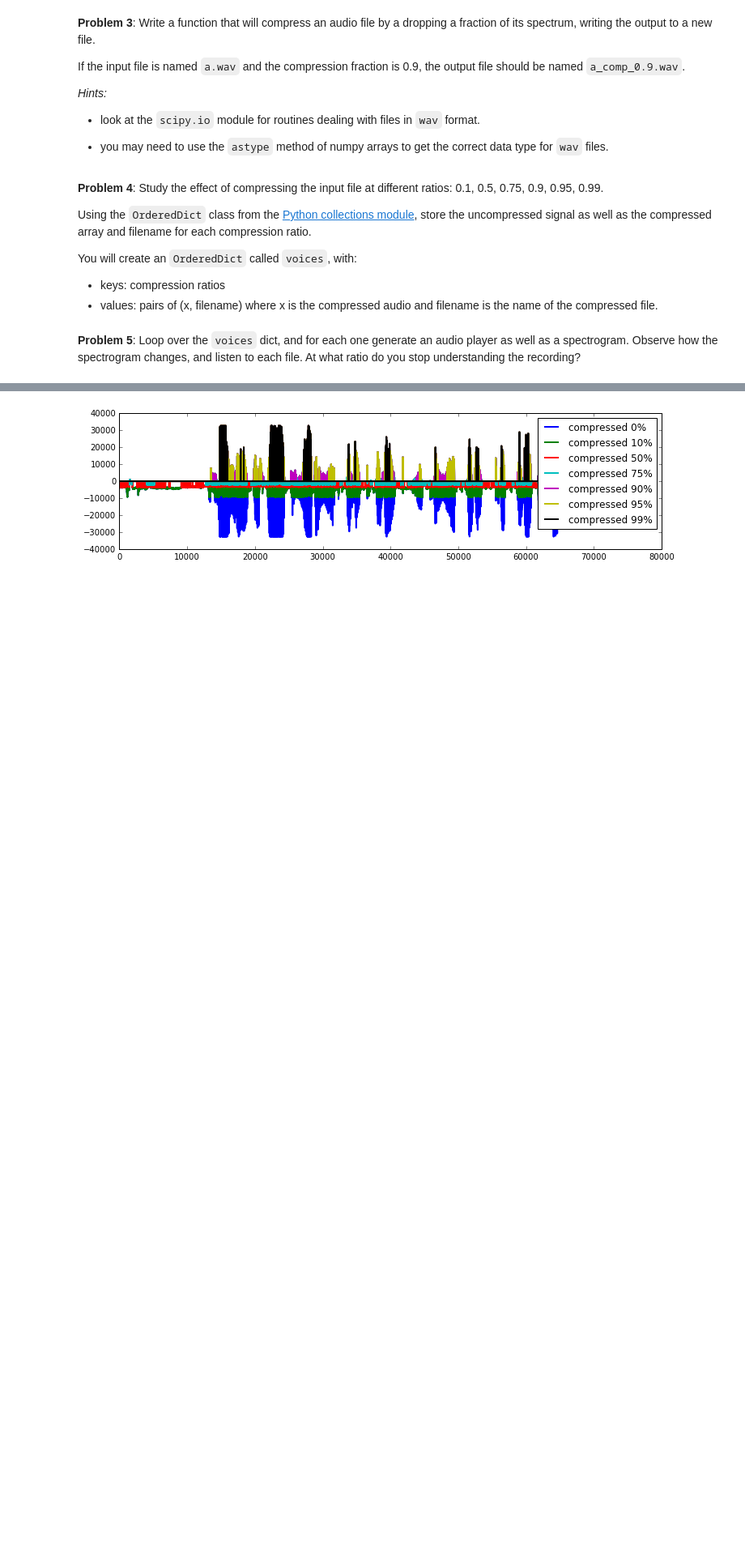
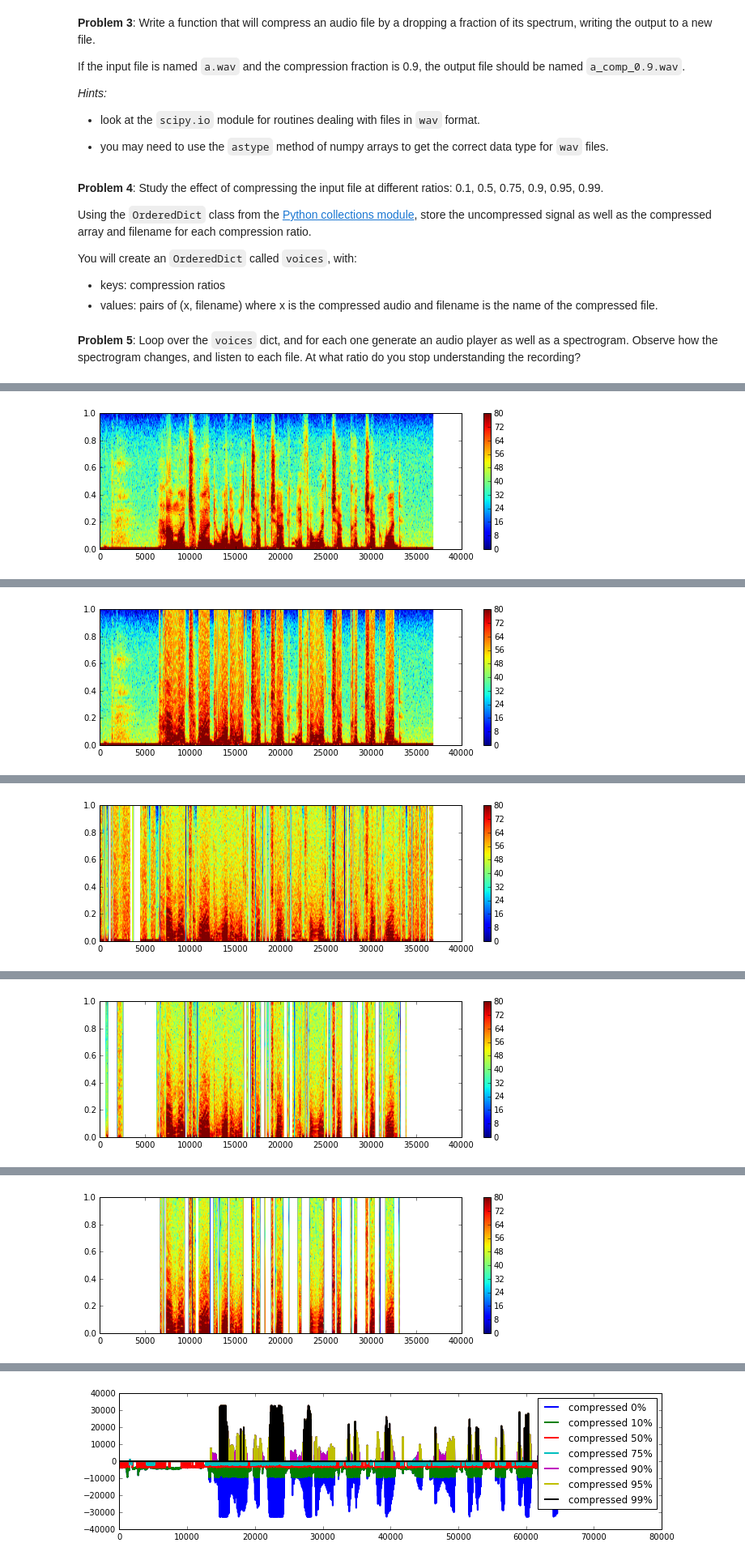
Before and after one commit to shimanluck/AY250-HW, a Jupyter notebook: hw_1/hw_1_assignment.ipynb, the cells around one changed output, grey strips where cells are left out. Shown at 81% size. Saved outputs shown, nothing was run; the diff lists cells and outputs as text; code cells hidden in the pictures; blank space fills up the shorter version.

```diff
--- a/hw_1/hw_1_assignment.ipynb
+++ b/hw_1/hw_1_assignment.ipynb
@@ -372,10 +389,16 @@ for ratio in ratios:
 # %%
 for compress in all_compress:
     Audio(all_compress[compress][3])
+    specgram_cbar(all_compress[compress][2])
 # %% [output]
 [interactive output not drawn]
+[figure, added]
 [interactive output not drawn]
+[figure, added]
 [interactive output not drawn]
+[figure, added]
 [interactive output not drawn]
+[figure, added]
 [interactive output not drawn]
+[figure, added]
 [interactive output not drawn]
```
Also changed, not shown: parts of 9 cells of this notebook.
